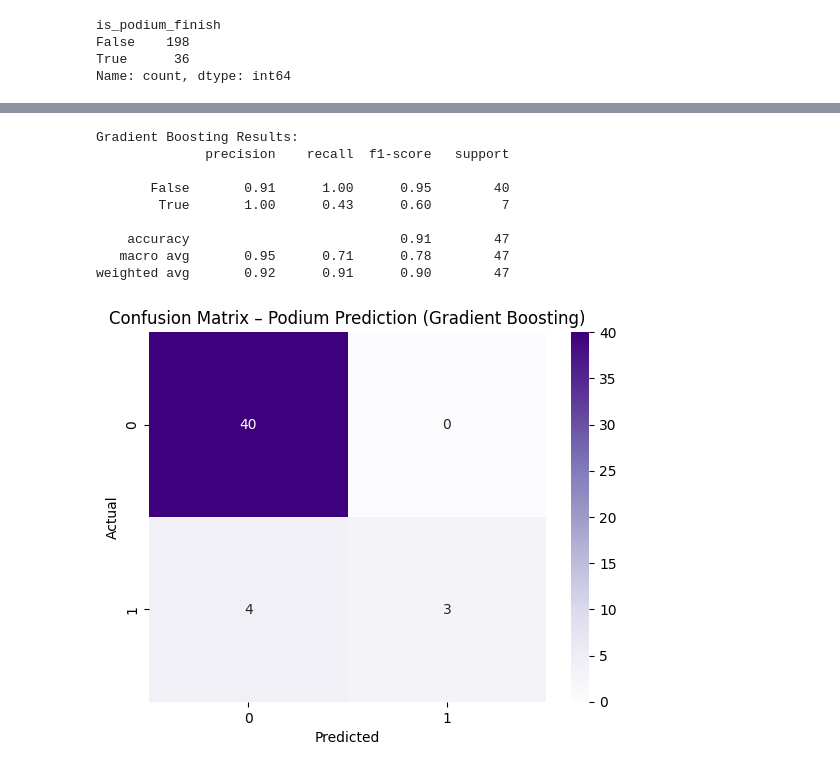
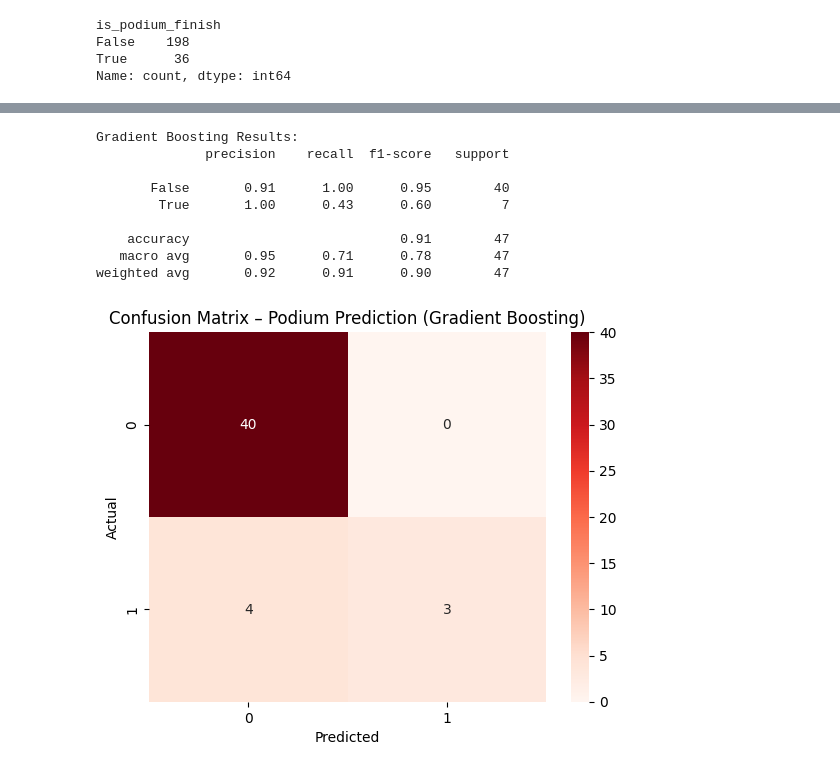
Before and after one commit to ipolishc22/f1-podium-predictor, a Jupyter notebook: notebooks/modeling.ipynb, the cells around one changed output, grey strips where cells are left out. Cells and saved outputs as stored; diff of their text form; code cells hidden in the pictures.

```diff
--- a/notebooks/modeling.ipynb
+++ b/notebooks/modeling.ipynb
@@ -90,37 +106,27 @@ array([[34,  6],
 # %%
-from sklearn.ensemble import GradientBoostingClassifier
-from sklearn.metrics import classification_report, confusion_matrix
-import seaborn as sns
-import matplotlib.pyplot as plt
-
-# Initialize the model
 gb_model = GradientBoostingClassifier(random_state=22)
 
-# Train the model
 gb_model.fit(X_train, y_train)
 
-# Make predictions
 y_pred_gb = gb_model.predict(X_test)
 
-# Print evaluation metrics
 print("Gradient Boosting Results:")
 print(classification_report(y_test, y_pred_gb))
 
-# Confusion matrix
 cm = confusion_matrix(y_test, y_pred_gb)
-sns.heatmap(cm, annot=True, fmt='d', cmap="Purples")
+sns.heatmap(cm, annot=True, fmt='d', cmap="Reds")
 plt.xlabel("Predicted")
 plt.ylabel("Actual")
 plt.title("Confusion Matrix – Podium Prediction (Gradient Boosting)")
 plt.show()
 # %% [output]
 Gradient Boosting Results:
               precision    recall  f1-score   support
 
        False       0.91      1.00      0.95        40
         True       1.00      0.43      0.60         7
 
     accuracy                           0.91        47
    macro avg       0.95      0.71      0.78        47
 weighted avg       0.92      0.91      0.90        47
-[figure, old version]
+[figure, new version]
```
Also changed, not shown: parts of 11 cells of this notebook.
